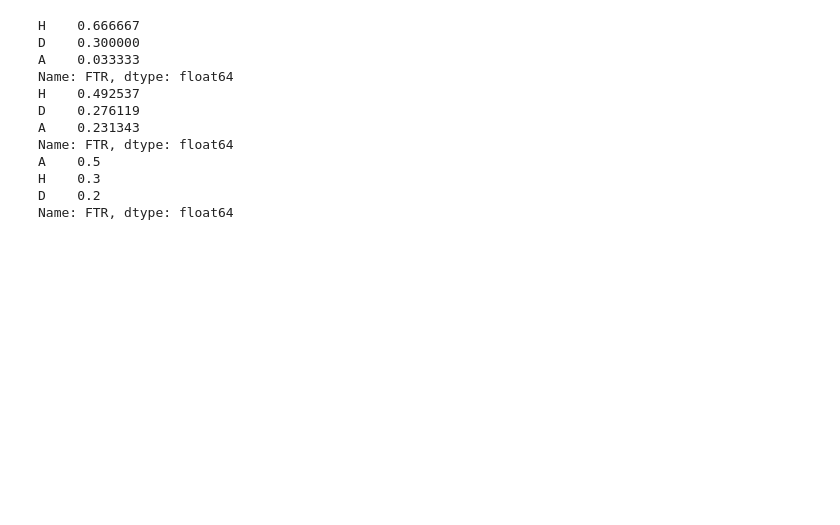
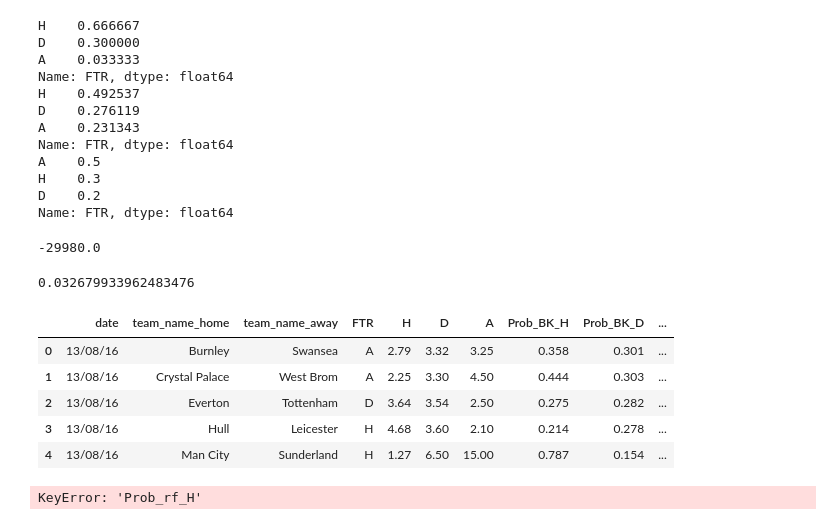
Before and after one commit to Yoann-DELANNEY/Pyck-Win, a Jupyter notebook: DataViz_Jad_1617.ipynb, the cells around one changed output. Cells and saved outputs as stored; diff of their text form; code cells hidden in the pictures; blank space fills up the shorter version.

```diff
--- a/DataViz_Jad_1617.ipynb
+++ b/DataViz_Jad_1617.ipynb
@@ -9,7 +9,7 @@ import json
 
 data_saison = json.load(open("season_match_stats.json"))
 # %%
-pd.set_option('display.max_rows', 10)
+pd.set_option('display.max_rows', None)
 # %%
 table = []
 
@@ -609,3 +609,6 @@ A    0.5
 H    0.3
 D    0.2
 Name: FTR, dtype: float64
+# %%
+#renomme les colonnes de résultats
+bookmakers_max = bookmakers_max.rename({'Home_wins' : 'H', 'Draw' : 'D', 'Away_wins' : 'A'}, axis = 1)
@@ -611,0 +625,27 @@ Name: FTR, dtype: float64
+# %%
+gain_paris(range(380), ['D' for a in range(380)], [1000 for i in range(380)])
+# %% [output]
+-29980.0
+# %%
+gain_paris([0,0,0], ['H','D', 'A'], [1/2.79, 1/3.32, 1/3.25])
+# %% [output]
+0.032679933962483476
+# %%
+bookmakers_max['Prob_bk_H'] = (1/bookmakers_max['H']).round(3)
+bookmakers_max['Prob_bk_D'] = (1/bookmakers_max['D']).round(3)
+bookmakers_max['Prob_bk_A'] = (1/bookmakers_max['A']).round(3)
+# %%
+bookmakers_max.head()
+# %% [output]
+|  | date | team_name_home | team_name_away | FTR | H | D | A | Prob_BK_H | Prob_BK_D | ... |
+| 0 | 13/08/16 | Burnley | Swansea | A | 2.79 | 3.32 | 3.25 | 0.358 | 0.301 | ... |
+| 1 | 13/08/16 | Crystal Palace | West Brom | A | 2.25 | 3.30 | 4.50 | 0.444 | 0.303 | ... |
+| 2 | 13/08/16 | Everton | Tottenham | D | 3.64 | 3.54 | 2.50 | 0.275 | 0.282 | ... |
+| 3 | 13/08/16 | Hull | Leicester | H | 4.68 | 3.60 | 2.10 | 0.214 | 0.278 | ... |
+| 4 | 13/08/16 | Man City | Sunderland | H | 1.27 | 6.50 | 15.00 | 0.787 | 0.154 | ... |
+# %%
+bookmakers['bet_H?'] = 1 if bookmakers_max['Prob_rf_H'] > bookmakers_max['Prob_bk_H'] else 0
+bookmakers['bet_D?'] = 1 if bookmakers_max['Prob_rf_D'] > bookmakers_max['Prob_bk_D'] else 0
+bookmakers['bet_A?'] = 1 if bookmakers_max['Prob_rf_A'] > bookmakers_max['Prob_bk_A'] else 0
+# %% [output]
+KeyError: 'Prob_rf_H'
```
Also changed, not shown: parts of 4 cells of this notebook.
